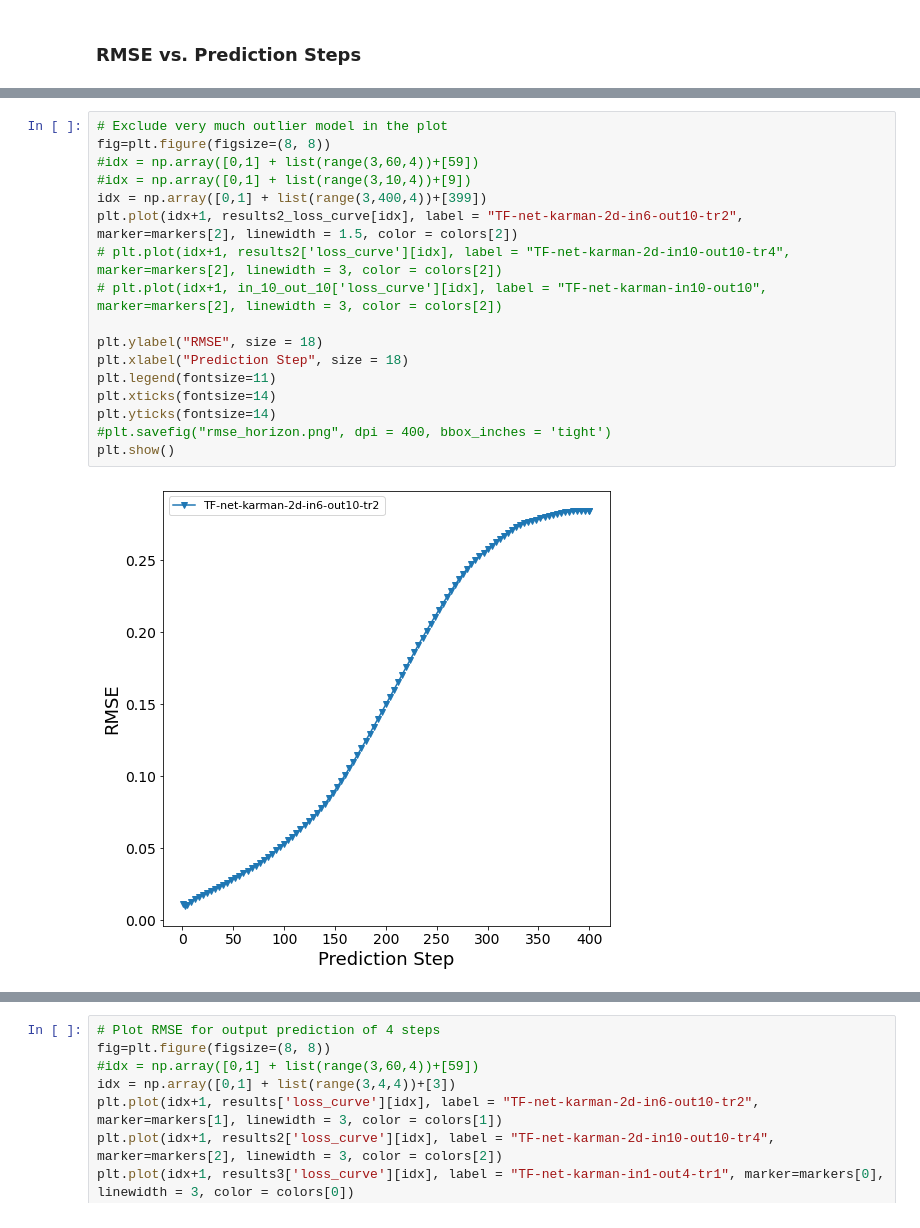
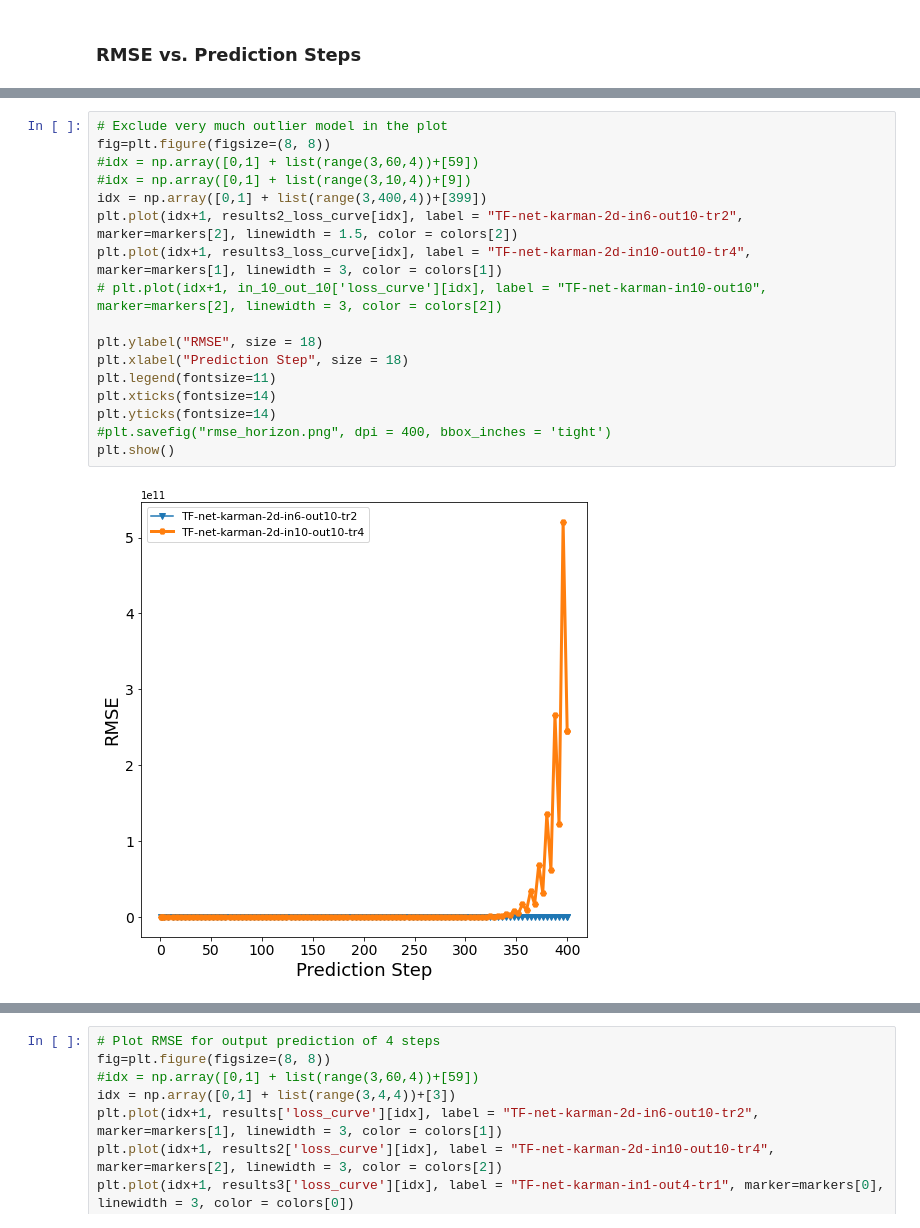
Before and after one commit to tailintalent/Turbulent-Flow-Nets, a Jupyter notebook: Evaluation/Evaluation_karman_2d.ipynb, the cells around one changed output, grey strips where cells are left out. Cells and saved outputs as stored; diff of their text form.

Commit message:
Added the results from the node feature time steps 10, input length 8, time range 2, the output length 400

```diff
--- a/Evaluation/Evaluation_karman_2d.ipynb
+++ b/Evaluation/Evaluation_karman_2d.ipynb
@@ -98,22 +101,22 @@ plt.show()
 # %%
 # Exclude very much outlier model in the plot
 fig=plt.figure(figsize=(8, 8))
 #idx = np.array([0,1] + list(range(3,60,4))+[59])
 #idx = np.array([0,1] + list(range(3,10,4))+[9])
 idx = np.array([0,1] + list(range(3,400,4))+[399])
 plt.plot(idx+1, results2_loss_curve[idx], label = "TF-net-karman-2d-in6-out10-tr2", marker=markers[2], linewidth = 1.5, color = colors[2])
-# plt.plot(idx+1, results2['loss_curve'][idx], label = "TF-net-karman-2d-in10-out10-tr4", marker=markers[2], linewidth = 3, color = colors[2])
+plt.plot(idx+1, results3_loss_curve[idx], label = "TF-net-karman-2d-in10-out10-tr4", marker=markers[1], linewidth = 3, color = colors[1])
 # plt.plot(idx+1, in_10_out_10['loss_curve'][idx], label = "TF-net-karman-in10-out10", marker=markers[2], linewidth = 3, color = colors[2])
 
 plt.ylabel("RMSE", size = 18)
 plt.xlabel("Prediction Step", size = 18)
 plt.legend(fontsize=11)
 plt.xticks(fontsize=14)
 plt.yticks(fontsize=14)
 #plt.savefig("rmse_horizon.png", dpi = 400, bbox_inches = 'tight')
 plt.show()
 # %% [output]
-[figure, old version]
+[figure, new version]
 # %%
 # Exclude very much outlier model in the plot
 fig=plt.figure(figsize=(8, 8))
```
Also changed, not shown: parts of 10 cells of this notebook.
